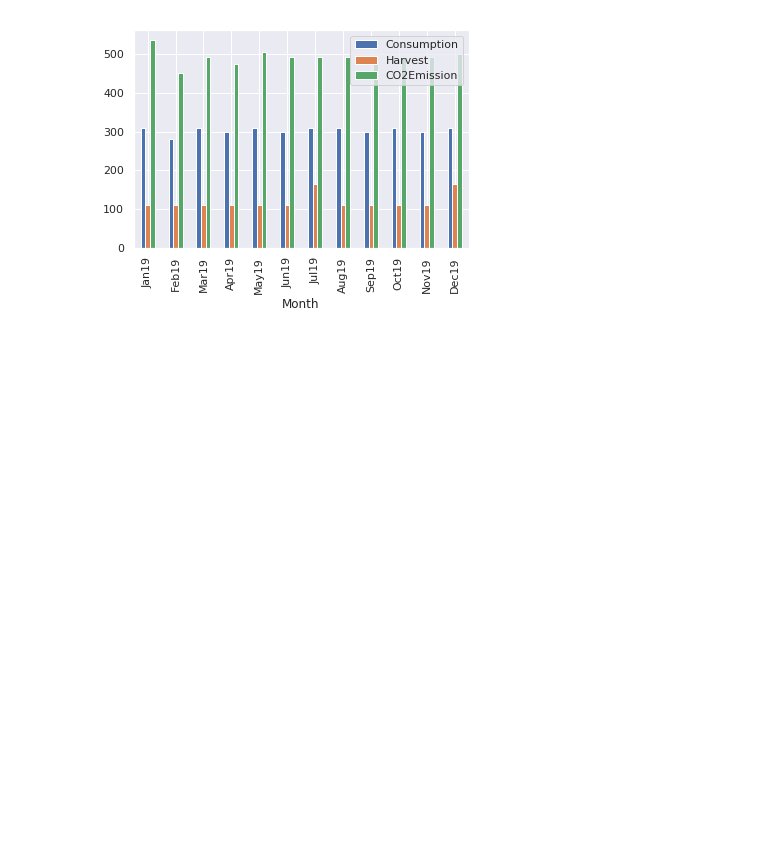
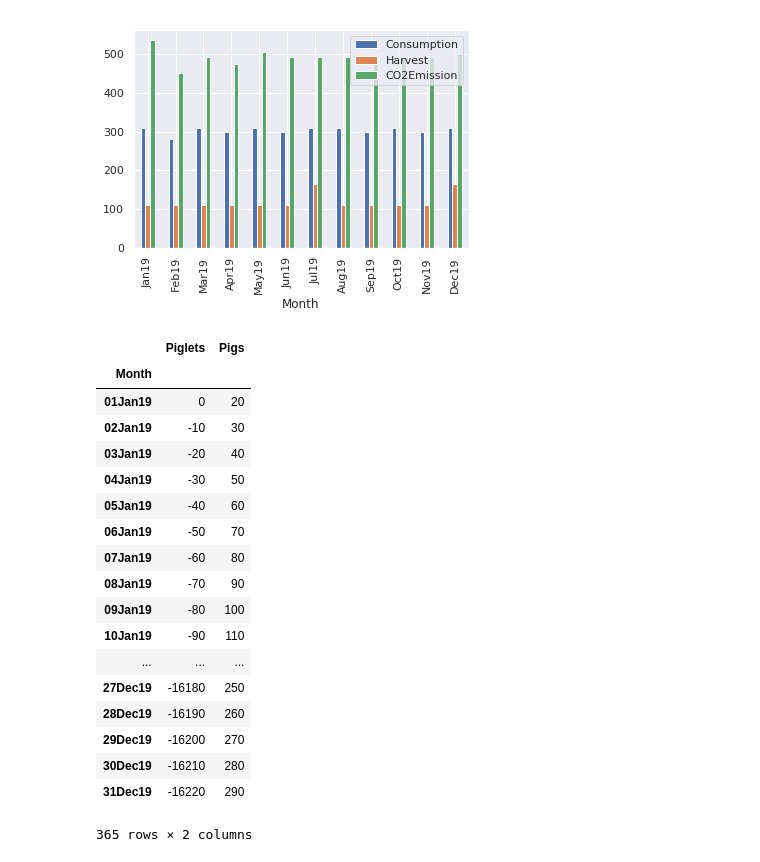
Before and after one commit to krsvendsen/GL_simulering, a Jupyter notebook: simulering.ipynb, the cells around one changed output. Drawn from its saved outputs; the diff is of its cells as text; code cells hidden in the pictures; blank space fills up the shorter version.

```diff
--- a/simulering.ipynb
+++ b/simulering.ipynb
@@ -164,0 +219,53 @@ df.plot(kind='bar', stacked=False)
+# %%
+###############Settings####################
+startdate = '01Jan2019'
+stopdate = '01Jan2020'
+###########################################
+
+currentDate = datetime.datetime.strptime(startdate, '%d%b%Y')
+stopDate = datetime.datetime.strptime(stopdate, '%d%b%Y')
+
+piggery = Piggery(startNoPiglets=10, startNoPigs=10, pigletNutritionNeeds=5, pigNutritionNeeds=4,
+                  gestation=115, sellDate=84, target=food)
+
+df = pd.DataFrame(columns=['Month', 'Piglets', 'Pigs'])
+df = df.set_index('Month')
+
+while currentDate != stopDate:
+    # Add month/year(Sep19) row if not already present.
+    if currentDate.strftime("%d%b%y") not in df.index.tolist():
+        df.loc[currentDate.strftime("%d%b%y")] = [0,0]
+
+    if currentDate == piggery.newPigletsDate:
+        df.loc[currentDate.strftime("%d%b%y")].Piglets += piggery.add()
+
+    if currentDate == piggery.nextSell:
+        df.loc[currentDate.strftime("%d%b%y")].Pigs += piggery.sell()
+
+    piglets,pigs = piggery.movePiglets(10)
+    df.loc[currentDate.strftime("%d%b%y")].Piglets += piglets
+    df.loc[currentDate.strftime("%d%b%y")].Pigs += pigs
+
+    currentDate = currentDate+datetime.timedelta(days=1)
+# %%
+df
+# %% [output]
+|  | Piglets | Pigs |
+| Month |  |  |
+| 01Jan19 | 0 | 20 |
+| 02Jan19 | -10 | 30 |
+| 03Jan19 | -20 | 40 |
+| 04Jan19 | -30 | 50 |
+| 05Jan19 | -40 | 60 |
+| 06Jan19 | -50 | 70 |
+| 07Jan19 | -60 | 80 |
+| 08Jan19 | -70 | 90 |
+| 09Jan19 | -80 | 100 |
+| 10Jan19 | -90 | 110 |
+| ... | ... | ... |
+| 27Dec19 | -16180 | 250 |
+| 28Dec19 | -16190 | 260 |
+| 29Dec19 | -16200 | 270 |
+| 30Dec19 | -16210 | 280 |
+| 31Dec19 | -16220 | 290 |
+365 rows × 2 columns
```
Also changed, not shown: parts of 3 cells of this notebook.
